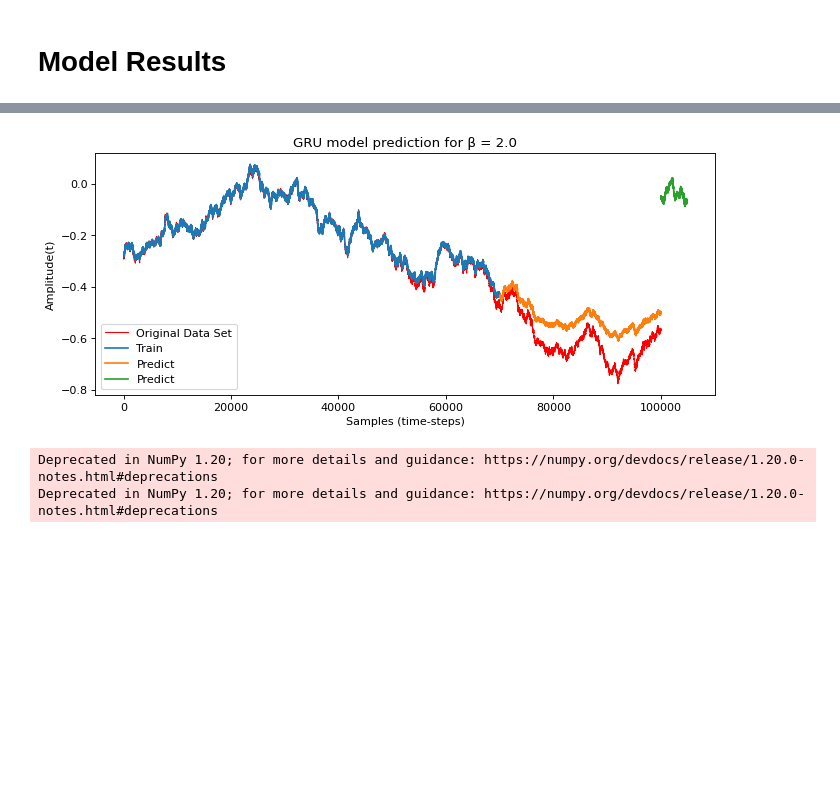
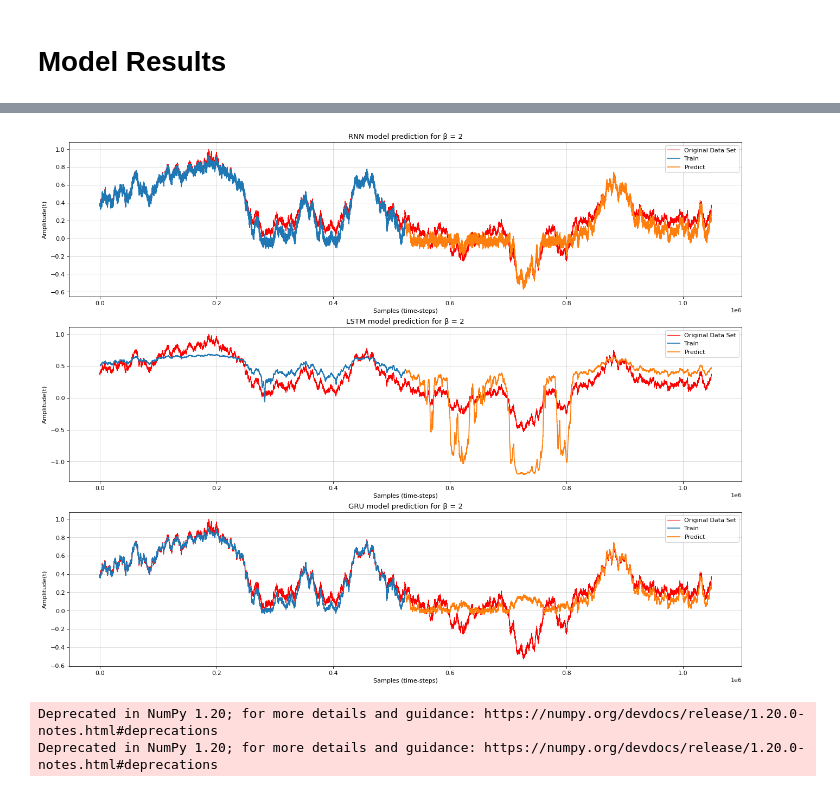
Before and after one commit to barauna-lo/Colored_Noise, a Jupyter notebook: RNN_For_1D_Colored_Noise.ipynb, the cells around one changed output, grey strips where cells are left out. Saved outputs shown, nothing was run; the diff lists cells and outputs as text; code cells hidden in the pictures; blank space fills up the shorter version.

```diff
--- a/RNN_For_1D_Colored_Noise.ipynb
+++ b/RNN_For_1D_Colored_Noise.ipynb
@@ -51,2 +52,2 @@ replace /content/color.plk? [y]es, [n]o, [A]ll, [N]one, [r]ename: n
 # %%
-df = pd.read_pickle('color.plk')
+df = pd.read_pickle('color_4series.plk')
@@ -85,5 +86,5 @@ for j in range(len(columns)):
 # %%
-index = [0,40,80]
+index = [0,4,9]
 color = ['black','pink','red']
 linewidth = [0.07,0.5,.5]
 plt.figure(figsize=(20,8),dpi=100)
@@ -108,7 +109,7 @@ len(df.Series[0])
 # %%
 #serie_index = 0  #white Noise
 #serie_index = 40 #pink noise
-serie_index =  81#red Noise
+serie_index =  9#red Noise
 
 min_size , max_size = 0 , len(df.Series[0])
 
@@ -314,28 +284,25 @@ AttributeError: ignored
 # %%
+i=2
 if   beta == '0.0': df_color = 'black'
 elif beta == '1.0': df_color = 'magenta'
-else              : df_color = 'red'
+else                     : df_color = 'red'
 
-grossura = 0.5 if beta == '0.0' else 1
+grossura = 0.5 if beta== '0.0' else 1
 
-time = "EOSBF_"
-plt.figure(figsize = (10,4), dpi=80)
-plt.plot(dataset,label="Original Data Set",color = df_color,linewidth=grossura)
-plt.plot(trainPredictPlot,label='Train')
-plt.plot(testPredictPlot,label='Predict')
-plt.plot(valPredictPlot,label='Predict')
-plt.title(str(modelo_nome)+' model prediction for β = '+str(beta))
-#plt.plot(model_data,linestyle='--',linewidth=0.4)
-#plt.plot(x,df['Series'][serie_index][max_size:max_size+len(x)])
-plt.ylabel('Amplitude(t)')
-plt.xlabel('Samples (time-steps)')
-plt.legend()
-#plt.savefig(time+'Results_beta_'+beta+'model_'+modelo_nome+'lookback_'+str(look_back)+'npoins_'+str(max_size+min_size)+".png")
-plt.savefig(beta+'_'+modelo_nome+'Model_Pred.png')
-#plt.xlim(0,20)
+plt.figure(figsize = (20,4*len(model)+4), dpi=80)
+for i in range(len(model)):
+  plt.subplot(len(model),1,(i+1))
+  plt.plot(dataset,label="Original Data Set",color = df_color,linewidth=grossura)
+  plt.plot(trainPredictPlot[i],label='Train')
+  plt.plot(testPredictPlot[i],label='Predict')
+  plt.title(str(model_name[i])+' model prediction for β = '+str(beta))
+  plt.ylabel('Amplitude(t)')
+  plt.xlabel('Samples (time-steps)')
+  plt.legend()
+  plt.grid(alpha=0.5)
 plt.show()
 # %% [output]
-[figure, old version]
+[figure, new version]
 # %%
 #Alocating these results in a dataframe
 df_time =  pd.DataFrame(dataset[:2**int(np.log2(len(dataset)))])
```
Also changed, not shown: parts of 11 cells of this notebook.
